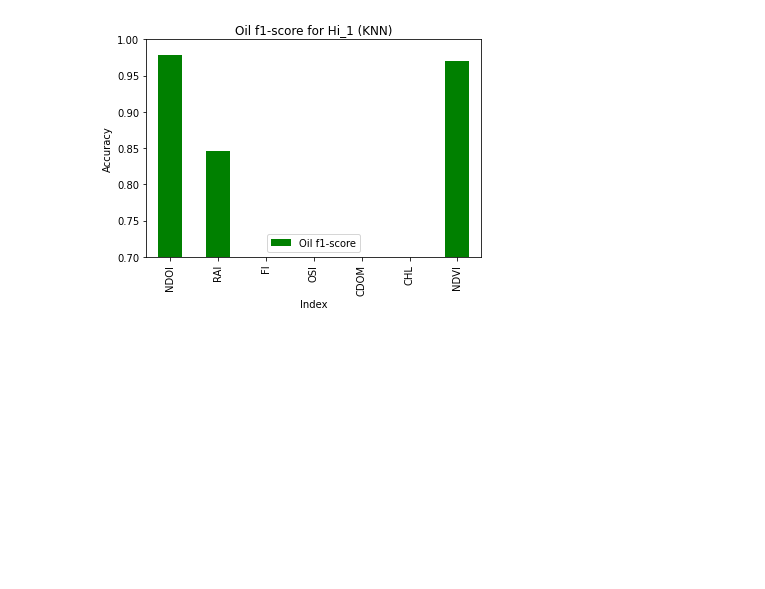
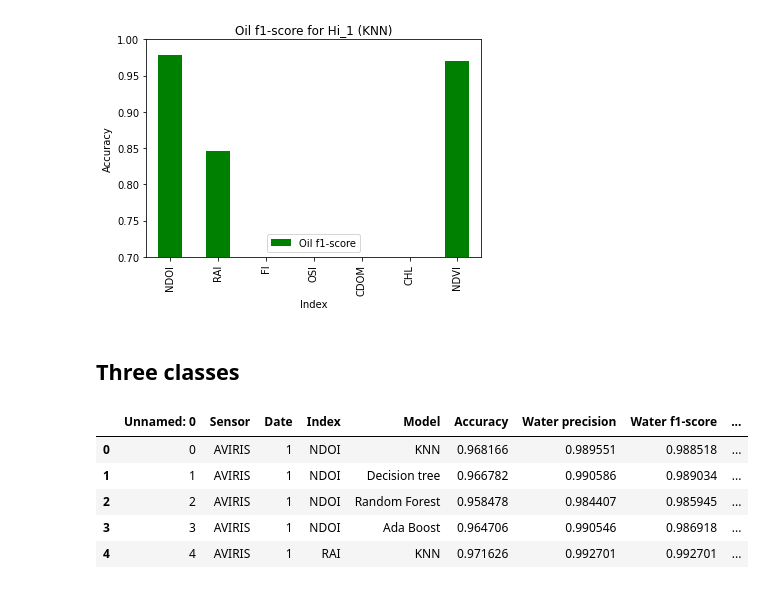
Before and after one commit to AmbarJade/NDOI-index, a Jupyter notebook: Error_representation.ipynb, the cells around one changed output. Drawn from its saved outputs; the diff is of its cells as text; code cells hidden in the pictures; blank space fills up the shorter version.

```diff
--- a/Error_representation.ipynb
+++ b/Error_representation.ipynb
@@ -96,3 +93,15 @@ Text(0.5, 1.0, 'Oil f1-score for Hi_1 (KNN)')
 [figure]
 [figure]
 [figure]
+# %% [markdown]
+## Three classes
+# %%
+df = pd.read_excel(r'data\df_3classes.xlsx')
+df.head()
+# %% [output]
+|  | Unnamed: 0 | Sensor | Date | Index | Model | Accuracy | Water precision | Water f1-score | ... |
+| 0 | 0 | AVIRIS | 1 | NDOI | KNN | 0.968166 | 0.989551 | 0.988518 | ... |
+| 1 | 1 | AVIRIS | 1 | NDOI | Decision tree | 0.966782 | 0.990586 | 0.989034 | ... |
+| 2 | 2 | AVIRIS | 1 | NDOI | Random Forest | 0.958478 | 0.984407 | 0.985945 | ... |
+| 3 | 3 | AVIRIS | 1 | NDOI | Ada Boost | 0.964706 | 0.990546 | 0.986918 | ... |
+| 4 | 4 | AVIRIS | 1 | RAI | KNN | 0.971626 | 0.992701 | 0.992701 | ... |
```
Also changed, not shown: parts of 4 cells of this notebook, 3 other files.
